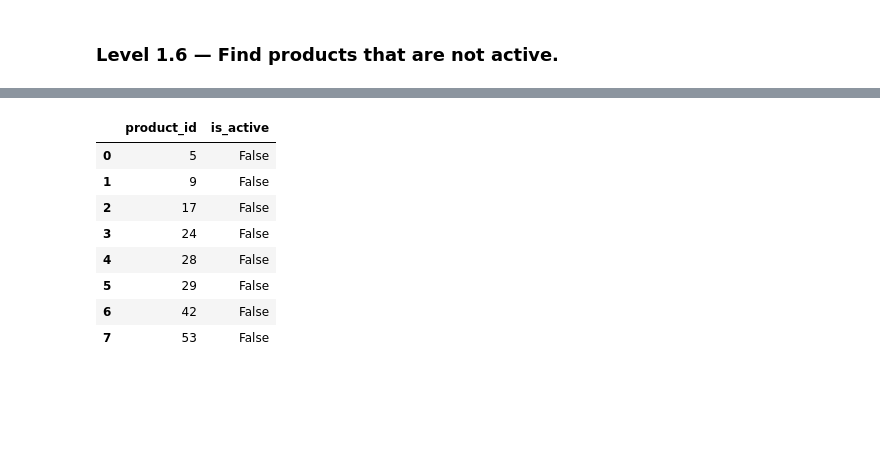
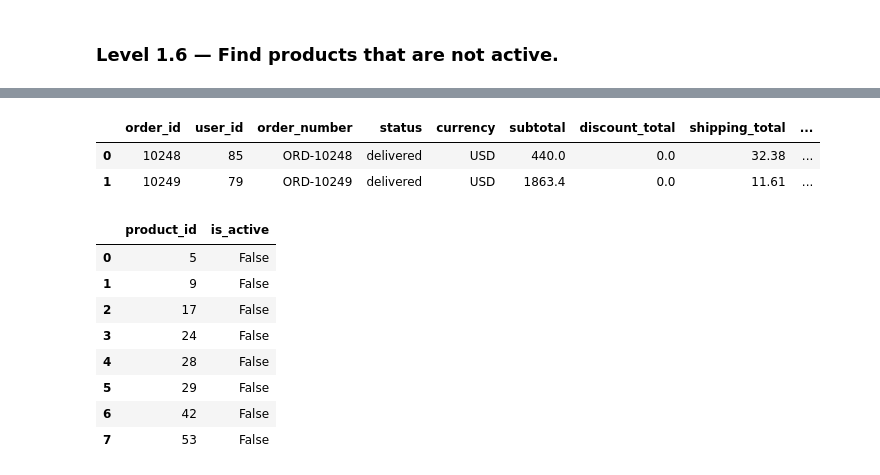
Before and after one commit to Thomasayanfeoluwa/E-Commerce-Analytics-Engineering-System, a Jupyter notebook: notebooks/01_sql_practice.ipynb, the cells around one changed output, grey strips where cells are left out. Saved outputs shown, nothing was run; the diff lists cells and outputs as text; code cells hidden in the pictures; blank space fills up the shorter version.

```diff
--- a/notebooks/01_sql_practice.ipynb
+++ b/notebooks/01_sql_practice.ipynb
@@ -202,6 +187,15 @@ run_sql("""
 | 0 | 1 | 1 | Product HHYDP | product-hhydp | Sample description for Product HH... | {} | True | 'descript':4 'hhydp':2,7 'product... | 2026-08-26 14:52:28.289191+00:00 | ... |
 | 1 | 2 | 1 | Product RECZE | product-recze | Sample description for Product RE... | {} | True | 'descript':4 'product':1,6 'recz'... | 2026-08-26 14:52:28.289191+00:00 | ... |
 | 2 | 3 | 2 | Product IMEHJ | product-imehj | Sample description for Product IM... | {} | True | 'descript':4 'imehj':2,7 'product... | 2026-08-26 14:52:28.289191+00:00 | ... |
+# %%
+run_sql("""
+SELECT *
+FROM orders
+LIMIT 2""")
+# %% [output]
+|  | order_id | user_id | order_number | status | currency | subtotal | discount_total | shipping_total | ... |
+| 0 | 10248 | 85 | ORD-10248 | delivered | USD | 440.0 | 0.0 | 32.38 | ... |
+| 1 | 10249 | 79 | ORD-10249 | delivered | USD | 1863.4 | 0.0 | 11.61 | ... |
 # %%
 # Write your SQL here
 run_sql("""
```
Also changed, not shown: parts of 1 cell of this notebook, 1 other file.
